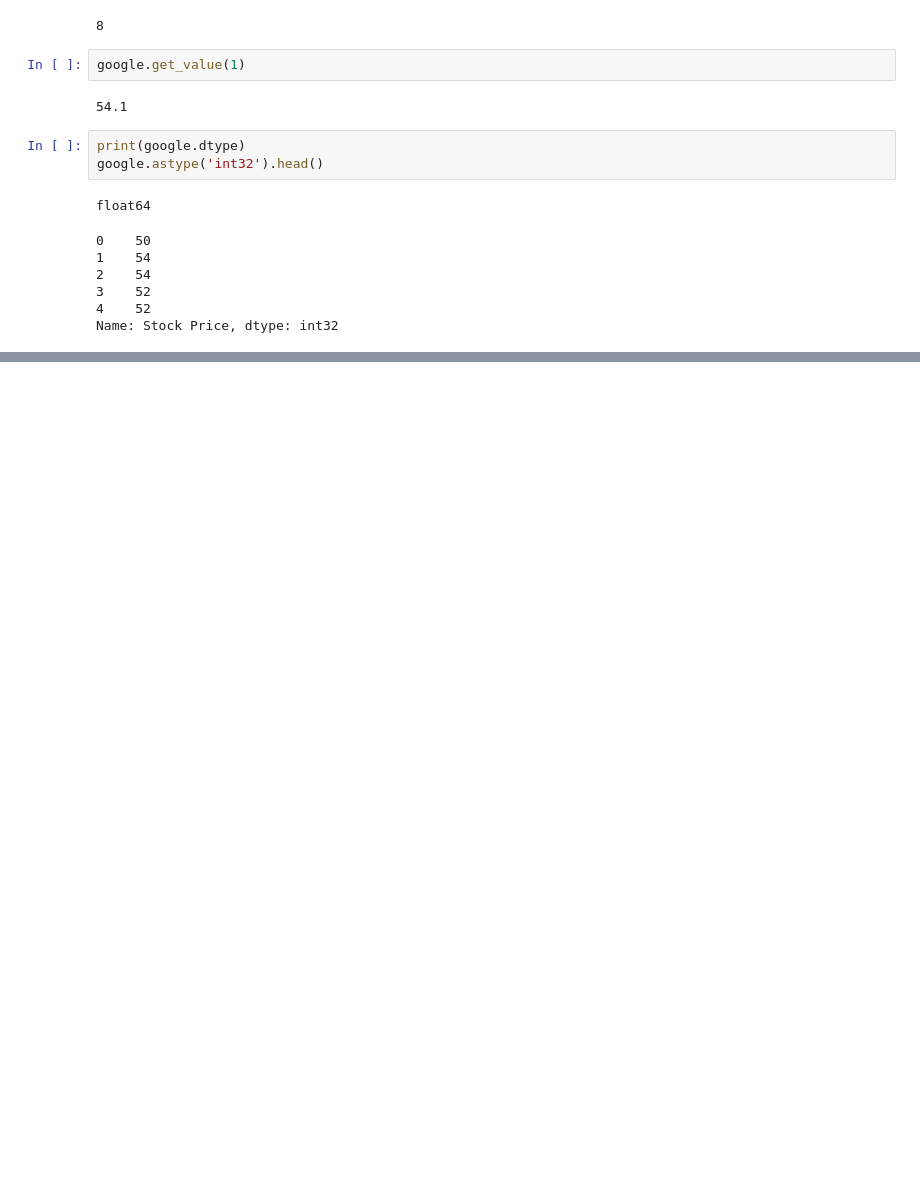
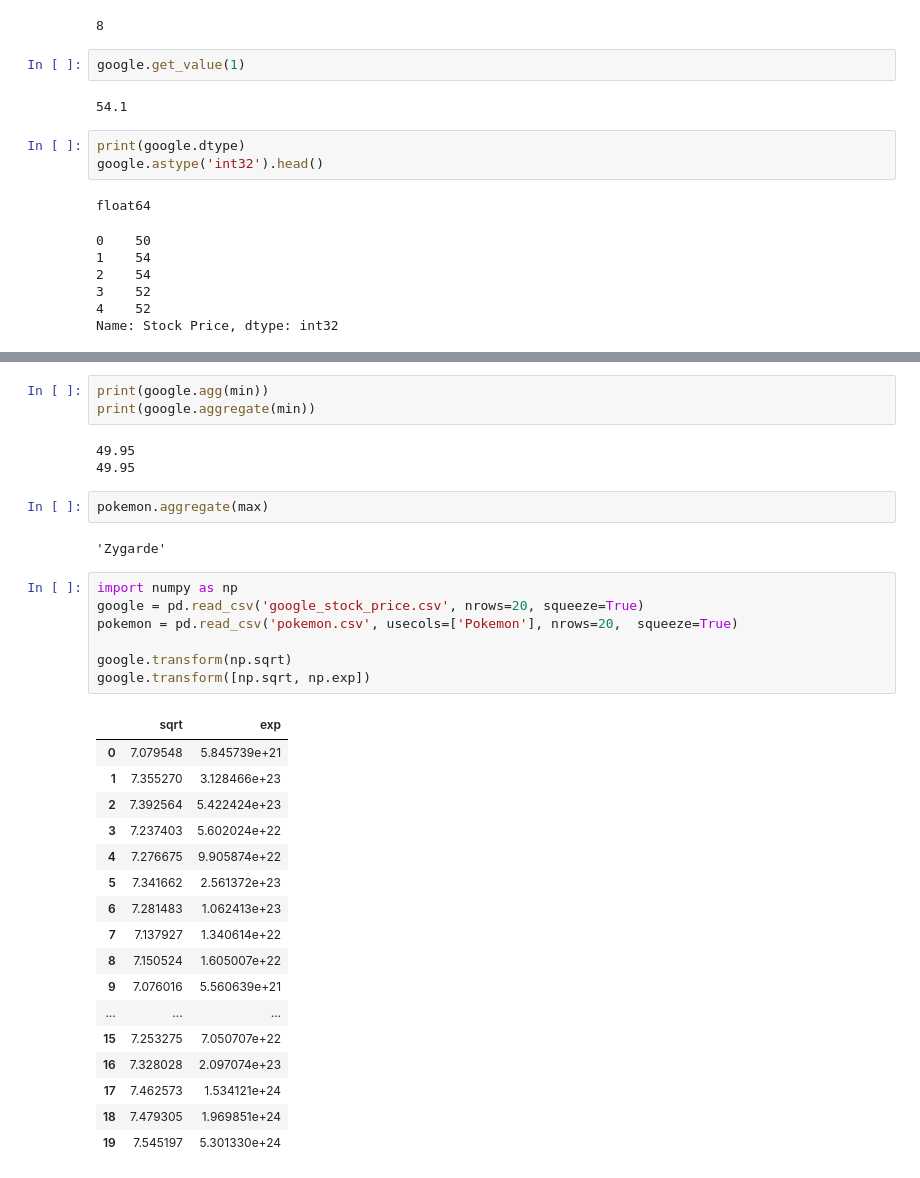
Before and after one commit to prashant-bande/Pandas, a Jupyter notebook: 1. Series.ipynb, the cells around one changed output, grey strips where cells are left out. Cells and saved outputs as stored; diff of their text form; blank space fills up the shorter version.

```diff
--- a/1. Series.ipynb
+++ b/1. Series.ipynb
@@ -420,0 +480,35 @@ Name: Stock Price, dtype: int32
+# %%
+print(google.agg(min))
+print(google.aggregate(min))
+# %% [output]
+49.95
+49.95
+# %%
+pokemon.aggregate(max)
+# %% [output]
+'Zygarde'
+# %%
+import numpy as np
+google = pd.read_csv('google_stock_price.csv', nrows=20, squeeze=True)
+pokemon = pd.read_csv('pokemon.csv', usecols=['Pokemon'], nrows=20,  squeeze=True)
+
+google.transform(np.sqrt)
+google.transform([np.sqrt, np.exp])
+# %% [output]
+|  | sqrt | exp |
+| 0 | 7.079548 | 5.845739e+21 |
+| 1 | 7.355270 | 3.128466e+23 |
+| 2 | 7.392564 | 5.422424e+23 |
+| 3 | 7.237403 | 5.602024e+22 |
+| 4 | 7.276675 | 9.905874e+22 |
+| 5 | 7.341662 | 2.561372e+23 |
+| 6 | 7.281483 | 1.062413e+23 |
+| 7 | 7.137927 | 1.340614e+22 |
+| 8 | 7.150524 | 1.605007e+22 |
+| 9 | 7.076016 | 5.560639e+21 |
+| ... | ... | ... |
+| 15 | 7.253275 | 7.050707e+22 |
+| 16 | 7.328028 | 2.097074e+23 |
+| 17 | 7.462573 | 1.534121e+24 |
+| 18 | 7.479305 | 1.969851e+24 |
+| 19 | 7.545197 | 5.301330e+24 |
```
Also changed, not shown: parts of 16 cells of this notebook.
